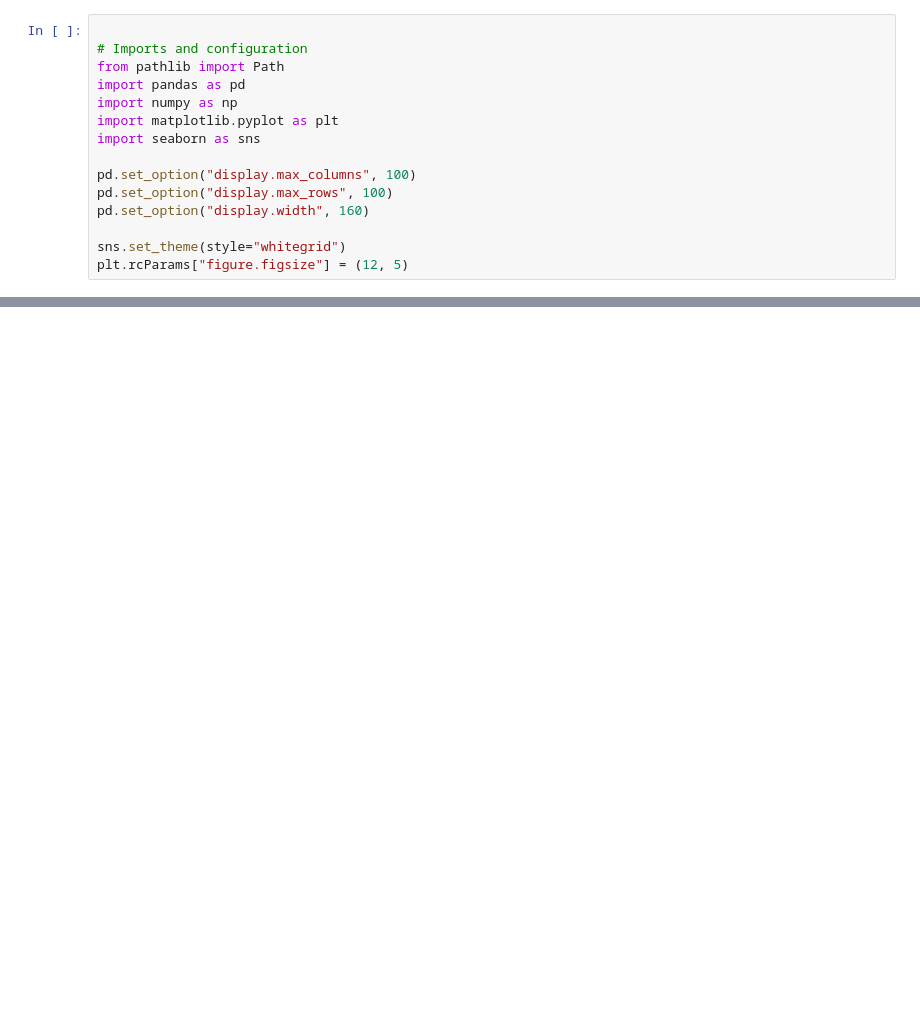
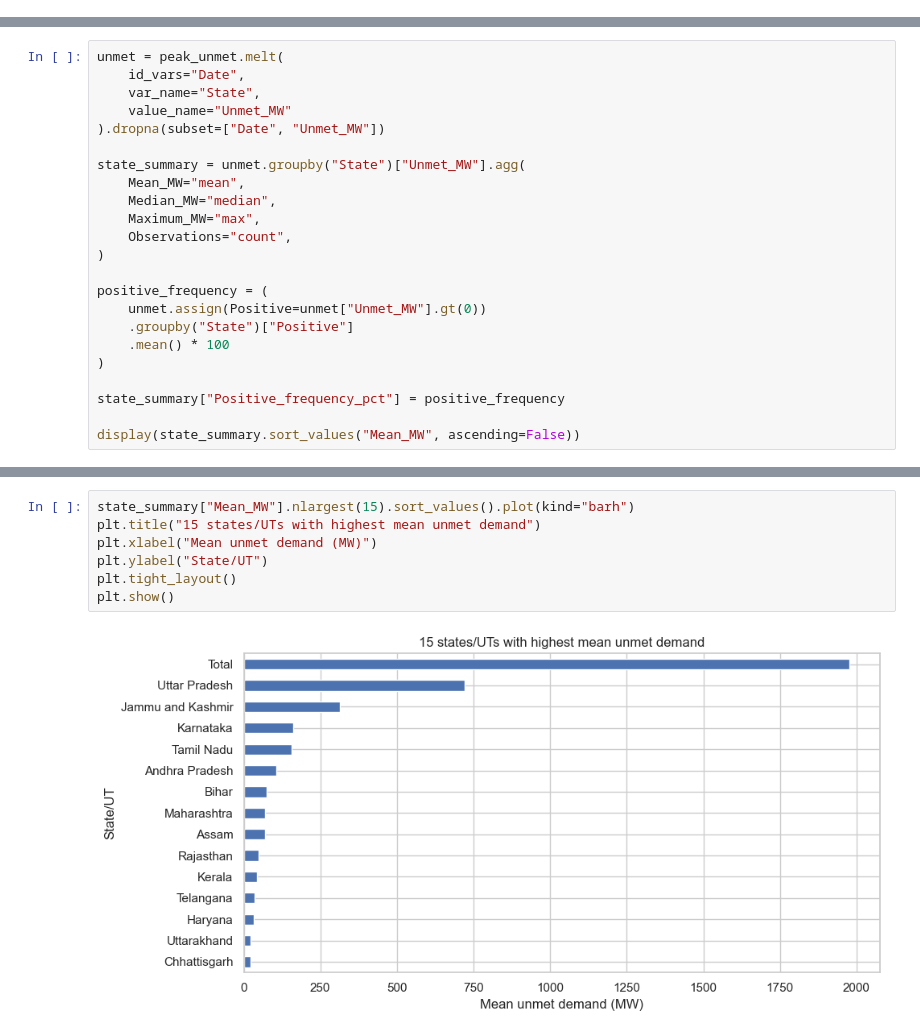
Before and after one commit to realastronics/UrjaNiyam, a Jupyter notebook: src/EDA_zenodo_state.ipynb, the cells around one changed output, grey strips where cells are left out. Drawn from its saved outputs; the diff is of its cells as text; blank space fills up the shorter version.

```diff
--- a/src/EDA_zenodo_state.ipynb
+++ b/src/EDA_zenodo_state.ipynb
@@ -5,15 +0,0 @@
-# %%
-
-# Imports and configuration
-from pathlib import Path
-import pandas as pd
-import numpy as np
-import matplotlib.pyplot as plt
-import seaborn as sns
-
-pd.set_option("display.max_columns", 100)
-pd.set_option("display.max_rows", 100)
-pd.set_option("display.width", 160)
-
-sns.set_theme(style="whitegrid")
-plt.rcParams["figure.figsize"] = (12, 5)
@@ -606,0 +208,23 @@ NameError: name 'unmet' is not defined
+# %%
+unmet = peak_unmet.melt(
+    id_vars="Date",
+    var_name="State",
+    value_name="Unmet_MW"
+).dropna(subset=["Date", "Unmet_MW"])
+
+state_summary = unmet.groupby("State")["Unmet_MW"].agg(
+    Mean_MW="mean",
+    Median_MW="median",
+    Maximum_MW="max",
+    Observations="count",
+)
+
+positive_frequency = (
+    unmet.assign(Positive=unmet["Unmet_MW"].gt(0))
+    .groupby("State")["Positive"]
+    .mean() * 100
+)
+
+state_summary["Positive_frequency_pct"] = positive_frequency
+
+display(state_summary.sort_values("Mean_MW", ascending=False))
@@ -606,0 +250,9 @@ NameError: name 'unmet' is not defined
+# %%
+state_summary["Mean_MW"].nlargest(15).sort_values().plot(kind="barh")
+plt.title("15 states/UTs with highest mean unmet demand")
+plt.xlabel("Mean unmet demand (MW)")
+plt.ylabel("State/UT")
+plt.tight_layout()
+plt.show()
+# %% [output]
+[figure, added]
```
Also changed, not shown: parts of 55 cells of this notebook, 20 other files.
